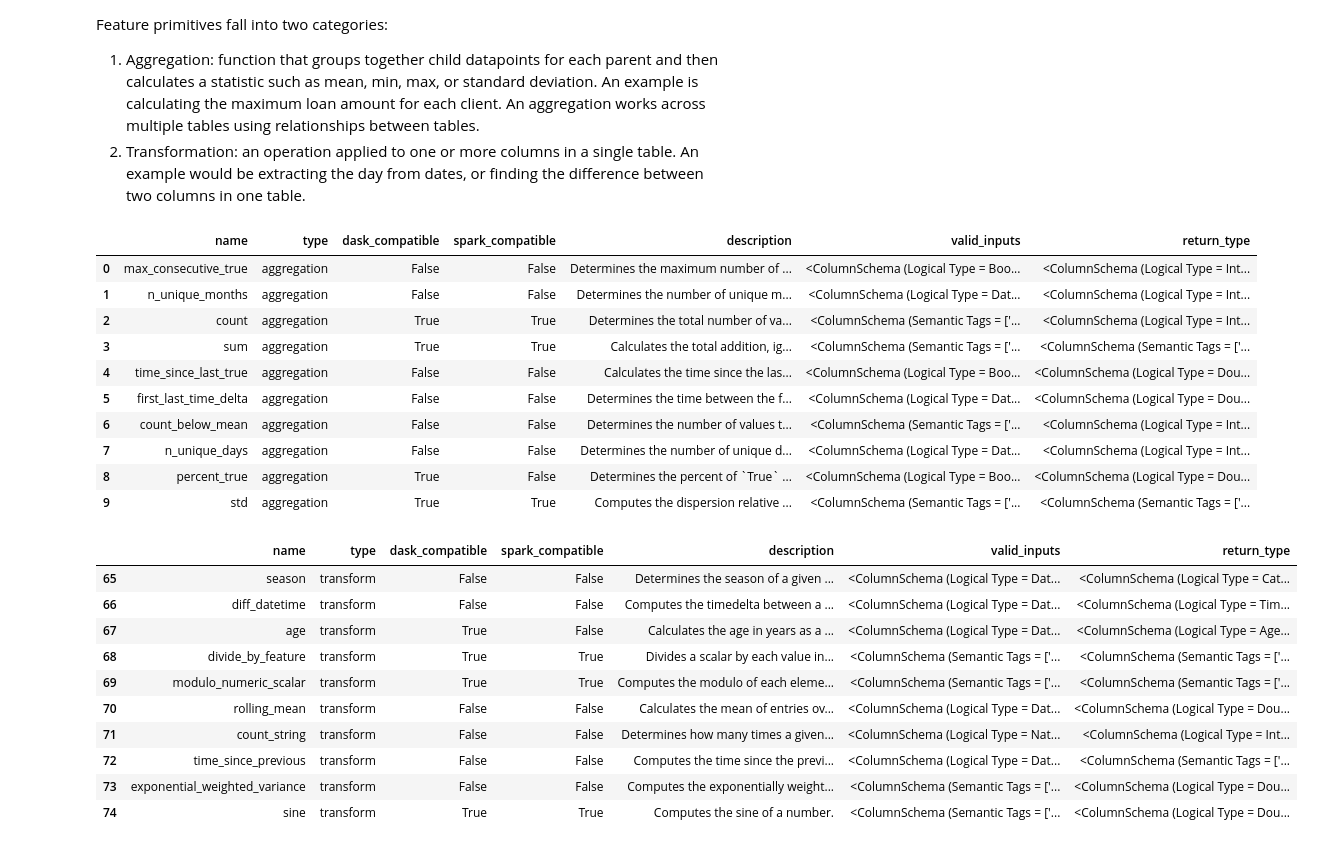
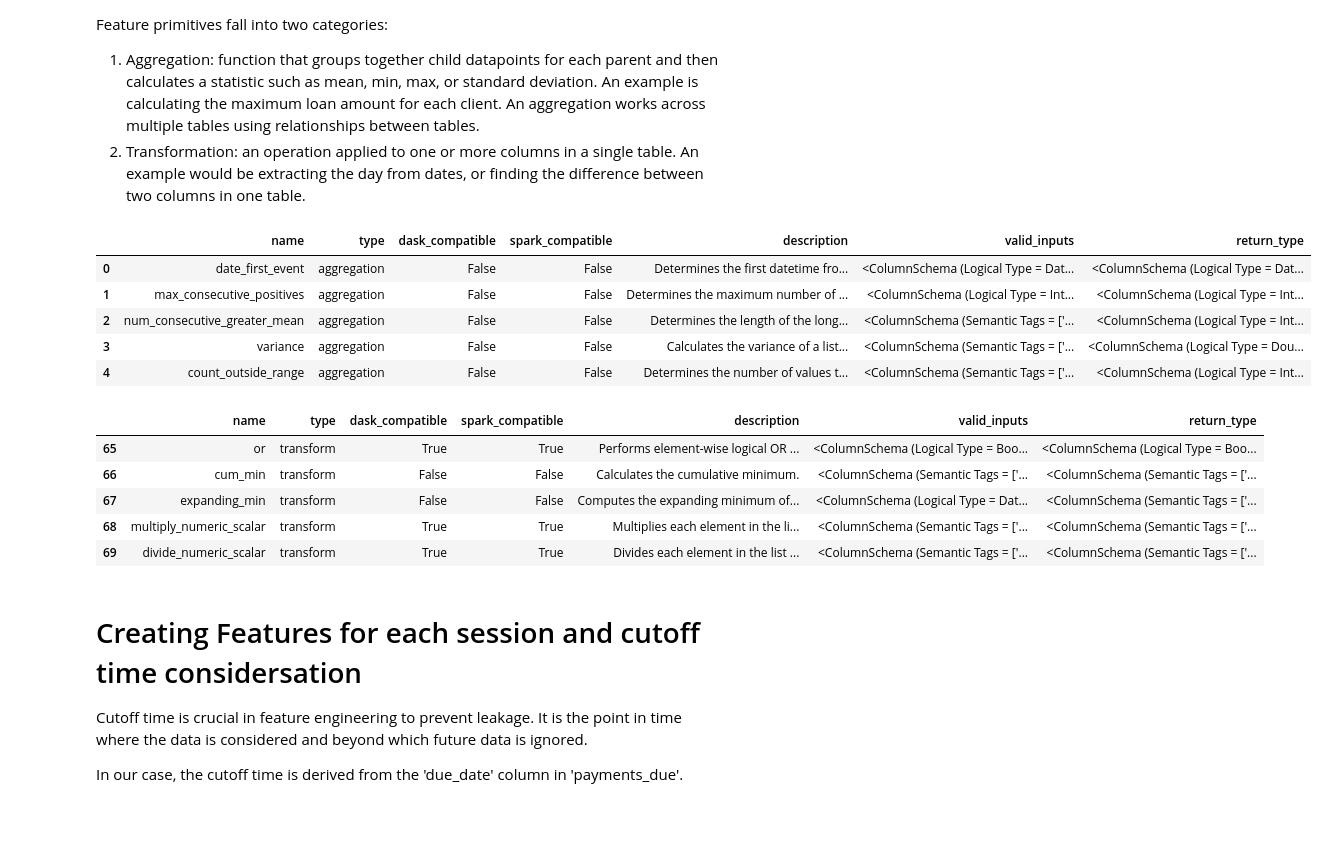
Before and after one commit to SalK91/dfs_tutorial, a Jupyter notebook: dfs_tutorial.ipynb, the cells around one changed output. Drawn from its saved outputs; the diff is of its cells as text; code cells hidden in the pictures; blank space fills up the shorter version.

```diff
--- a/dfs_tutorial.ipynb
+++ b/dfs_tutorial.ipynb
@@ -173,8 +179,3 @@ Feature primitives fall into two categories:
 
 1. Aggregation: function that groups together child datapoints for each parent and then calculates a statistic such as mean, min, max, or standard deviation. An example is calculating the maximum loan amount for each client. An aggregation works across multiple tables using relationships between tables.
 2. Transformation: an operation applied to one or more columns in a single table. An example would be extracting the day from dates, or finding the difference between two columns in one table.
-# %%
-primitives = ft.list_primitives()
-# Set the maximum number of rows and columns to display
-pd.set_option('display.max_columns', None)
-pd.set_option('display.max_rows', 10)
@@ -181,31 +185,27 @@ pd.set_option('display.max_rows', 10)
 # %%
-# Aggregation primitives
-primitives[primitives['type'] == 'aggregation'].head(10)
+# Displaying a subset of Aggregation primitives
+primitives[primitives['type'] == 'aggregation'].head(5)
 # %% [output]
 |  | name | type | dask_compatible | spark_compatible | description | valid_inputs | return_type |
-| 0 | max_consecutive_true | aggregation | False | False | Determines the maximum number of ... | <ColumnSchema (Logical Type = Boo... | <ColumnSchema (Logical Type = Int... |
-| 1 | n_unique_months | aggregation | False | False | Determines the number of unique m... | <ColumnSchema (Logical Type = Dat... | <ColumnSchema (Logical Type = Int... |
-| 2 | count | aggregation | True | True | Determines the total number of va... | <ColumnSchema (Semantic Tags = ['... | <ColumnSchema (Logical Type = Int... |
-| 3 | sum | aggregation | True | True | Calculates the total addition, ig... | <ColumnSchema (Semantic Tags = ['... | <ColumnSchema (Semantic Tags = ['... |
-| 4 | time_since_last_true | aggregation | False | False | Calculates the time since the las... | <ColumnSchema (Logical Type = Boo... | <ColumnSchema (Logical Type = Dou... |
-| 5 | first_last_time_delta | aggregation | False | False | Determines the time between the f... | <ColumnSchema (Logical Type = Dat... | <ColumnSchema (Logical Type = Dou... |
-| 6 | count_below_mean | aggregation | False | False | Determines the number of values t... | <ColumnSchema (Semantic Tags = ['... | <ColumnSchema (Logical Type = Int... |
-| 7 | n_unique_days | aggregation | False | False | Determines the number of unique d... | <ColumnSchema (Logical Type = Dat... | <ColumnSchema (Logical Type = Int... |
-| 8 | percent_true | aggregation | True | False | Determines the percent of `True` ... | <ColumnSchema (Logical Type = Boo... | <ColumnSchema (Logical Type = Dou... |
-| 9 | std | aggregation | True | True | Computes the dispersion relative ... | <ColumnSchema (Semantic Tags = ['... | <ColumnSchema (Semantic Tags = ['... |
+| 0 | date_first_event | aggregation | False | False | Determines the first datetime fro... | <ColumnSchema (Logical Type = Dat... | <ColumnSchema (Logical Type = Dat... |
+| 1 | max_consecutive_positives | aggregation | False | False | Determines the maximum number of ... | <ColumnSchema (Logical Type = Int... | <ColumnSchema (Logical Type = Int... |
+| 2 | num_consecutive_greater_mean | aggregation | False | False | Determines the length of the long... | <ColumnSchema (Semantic Tags = ['... | <ColumnSchema (Logical Type = Int... |
+| 3 | variance | aggregation | False | False | Calculates the variance of a list... | <ColumnSchema (Semantic Tags = ['... | <ColumnSchema (Logical Type = Dou... |
+| 4 | count_outside_range | aggregation | False | False | Determines the number of values t... | <ColumnSchema (Semantic Tags = ['... | <ColumnSchema (Logical Type = Int... |
 # %%
-# transform primitives
-primitives[primitives['type'] == 'transform'].head(10)
+# Displaying a subset of Transformation primitives
+primitives[primitives['type'] == 'transform'].head(5)
 # %% [output]
 |  | name | type | dask_compatible | spark_compatible | description | valid_inputs | return_type |
-| 65 | season | transform | False | False | Determines the season of a given ... | <ColumnSchema (Logical Type = Dat... | <ColumnSchema (Logical Type = Cat... |
-| 66 | diff_datetime | transform | False | False | Computes the timedelta between a ... | <ColumnSchema (Logical Type = Dat... | <ColumnSchema (Logical Type = Tim... |
-| 67 | age | transform | True | False | Calculates the age in years as a ... | <ColumnSchema (Logical Type = Dat... | <ColumnSchema (Logical Type = Age... |
-| 68 | divide_by_feature | transform | True | True | Divides a scalar by each value in... | <ColumnSchema (Semantic Tags = ['... | <ColumnSchema (Semantic Tags = ['... |
-| 69 | modulo_numeric_scalar | transform | True | True | Computes the modulo of each eleme... | <ColumnSchema (Semantic Tags = ['... | <ColumnSchema (Semantic Tags = ['... |
-| 70 | rolling_mean | transform | False | False | Calculates the mean of entries ov... | <ColumnSchema (Logical Type = Dat... | <ColumnSchema (Logical Type = Dou... |
-| 71 | count_string | transform | False | False | Determines how many times a given... | <ColumnSchema (Logical Type = Nat... | <ColumnSchema (Logical Type = Int... |
-| 72 | time_since_previous | transform | False | False | Computes the time since the previ... | <ColumnSchema (Logical Type = Dat... | <ColumnSchema (Semantic Tags = ['... |
-| 73 | exponential_weighted_variance | transform | False | False | Computes the exponentially weight... | <ColumnSchema (Semantic Tags = ['... | <ColumnSchema (Logical Type = Dou... |
-| 74 | sine | transform | True | True | Computes the sine of a number. | <ColumnSchema (Semantic Tags = ['... | <ColumnSchema (Logical Type = Dou... |
+| 65 | or | transform | True | True | Performs element-wise logical OR ... | <ColumnSchema (Logical Type = Boo... | <ColumnSchema (Logical Type = Boo... |
+| 66 | cum_min | transform | False | False | Calculates the cumulative minimum. | <ColumnSchema (Semantic Tags = ['... | <ColumnSchema (Semantic Tags = ['... |
+| 67 | expanding_min | transform | False | False | Computes the expanding minimum of... | <ColumnSchema (Logical Type = Dat... | <ColumnSchema (Semantic Tags = ['... |
+| 68 | multiply_numeric_scalar | transform | True | True | Multiplies each element in the li... | <ColumnSchema (Semantic Tags = ['... | <ColumnSchema (Semantic Tags = ['... |
+| 69 | divide_numeric_scalar | transform | True | True | Divides each element in the list ... | <ColumnSchema (Semantic Tags = ['... | <ColumnSchema (Semantic Tags = ['... |
+# %% [markdown]
+# Creating Features for each session and cutoff time considersation
+
+Cutoff time is crucial in feature engineering to prevent leakage. It is the point in time where the data is considered and beyond which future data is ignored.
+
+In our case, the cutoff time is derived from the 'due_date' column in 'payments_due'.
 # %%
```
Also changed, not shown: parts of 19 cells of this notebook, 1 other file.
